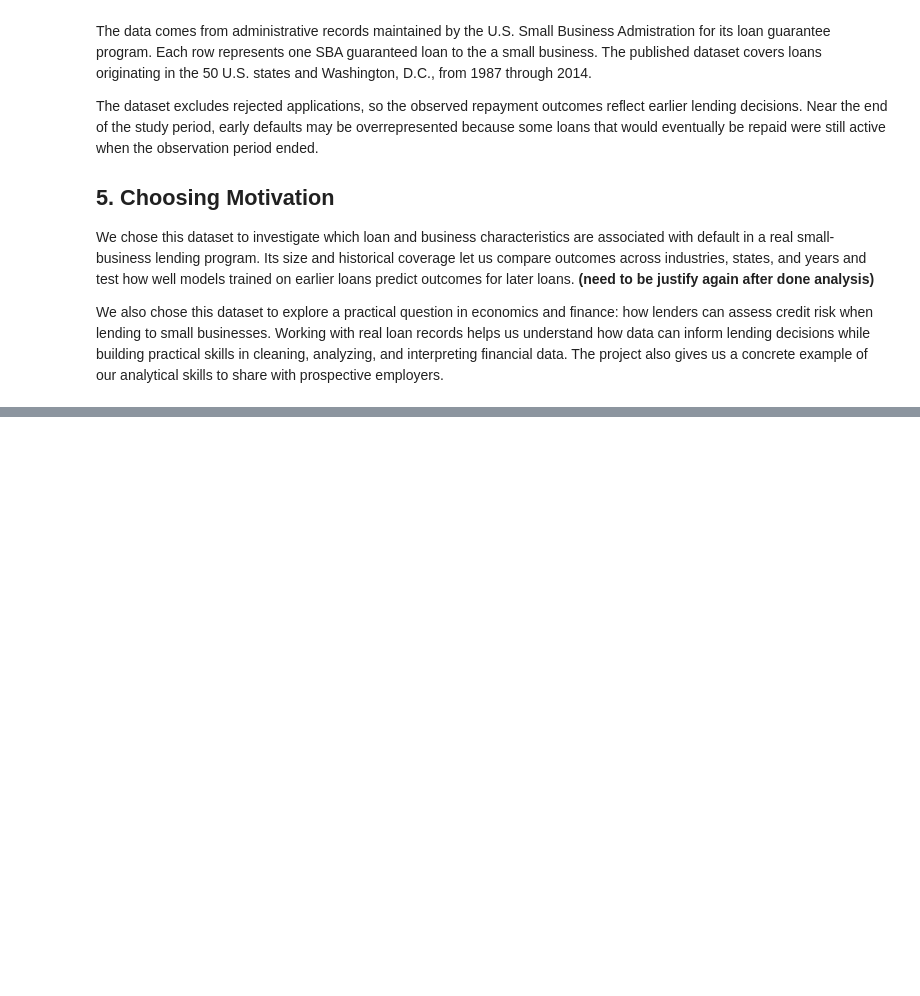
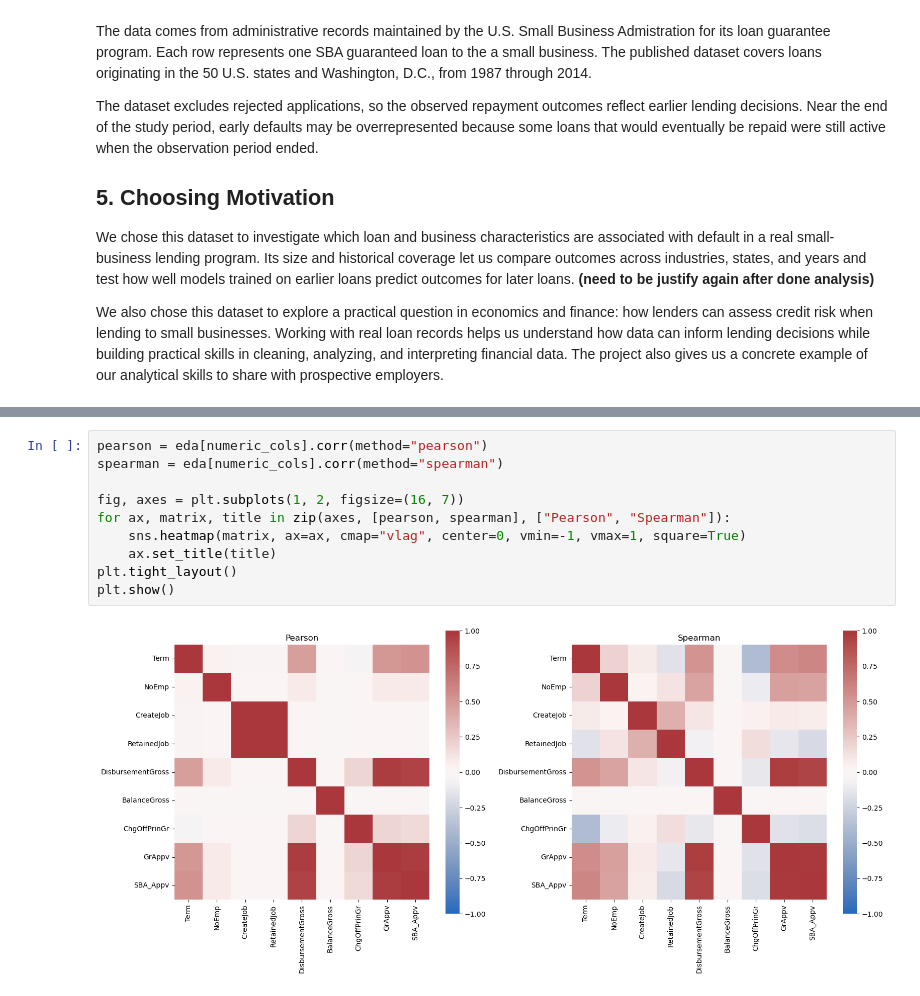
Before and after one commit to NgThanhDat-ne/UongMilo-LoanOrNot, a Jupyter notebook: notebooks/01_collection_exploration.ipynb, the cells around one changed output, grey strips where cells are left out. Cells and saved outputs as stored; diff of their text form; blank space fills up the shorter version.

```diff
--- a/notebooks/01_collection_exploration.ipynb
+++ b/notebooks/01_collection_exploration.ipynb
@@ -42,0 +599,12 @@ We also chose this dataset to explore a practical question in economics and fina
+# %%
+pearson = eda[numeric_cols].corr(method="pearson")
+spearman = eda[numeric_cols].corr(method="spearman")
+
+fig, axes = plt.subplots(1, 2, figsize=(16, 7))
+for ax, matrix, title in zip(axes, [pearson, spearman], ["Pearson", "Spearman"]):
+    sns.heatmap(matrix, ax=ax, cmap="vlag", center=0, vmin=-1, vmax=1, square=True)
+    ax.set_title(title)
+plt.tight_layout()
+plt.show()
+# %% [output]
+[figure, added]
```
Also changed, not shown: parts of 35 cells of this notebook, 10 other files.
